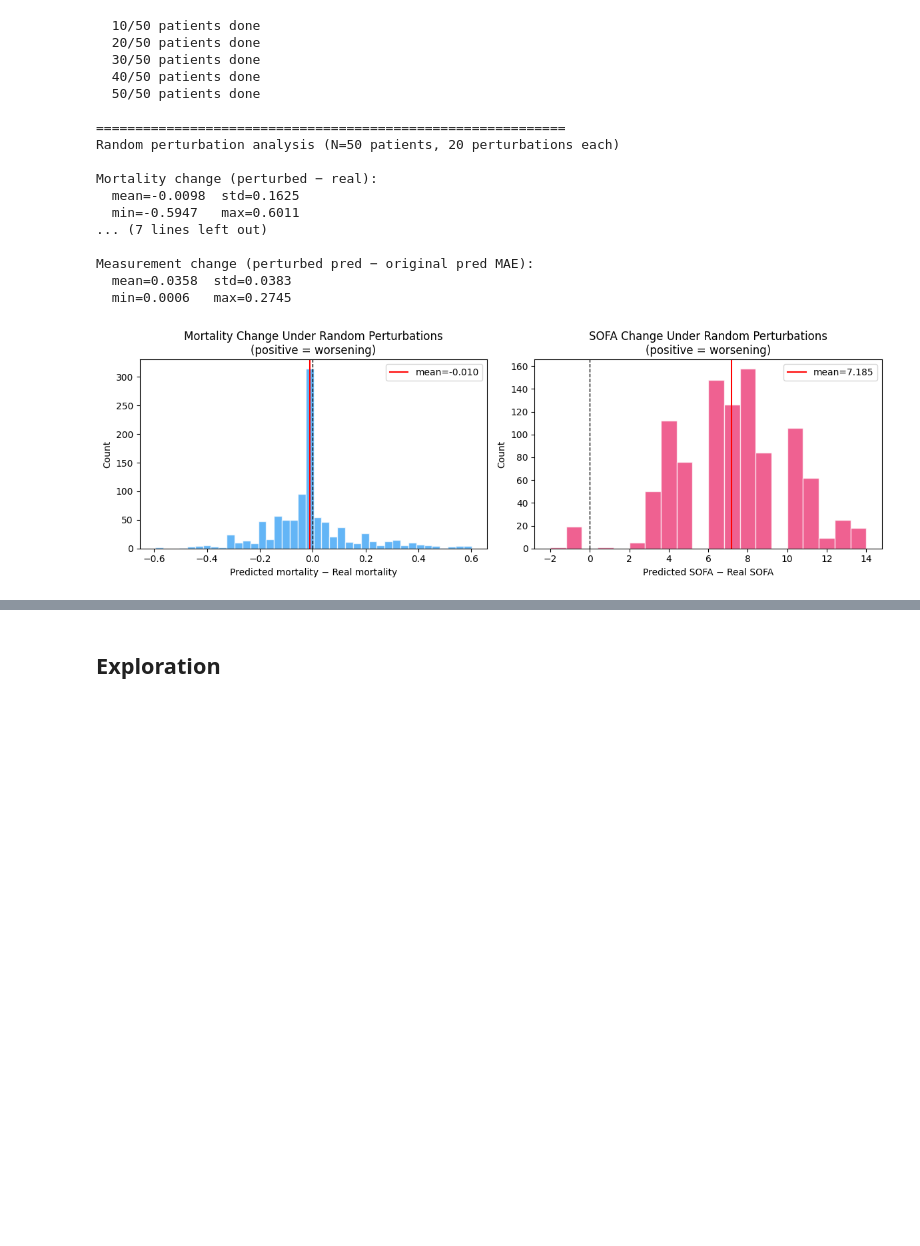
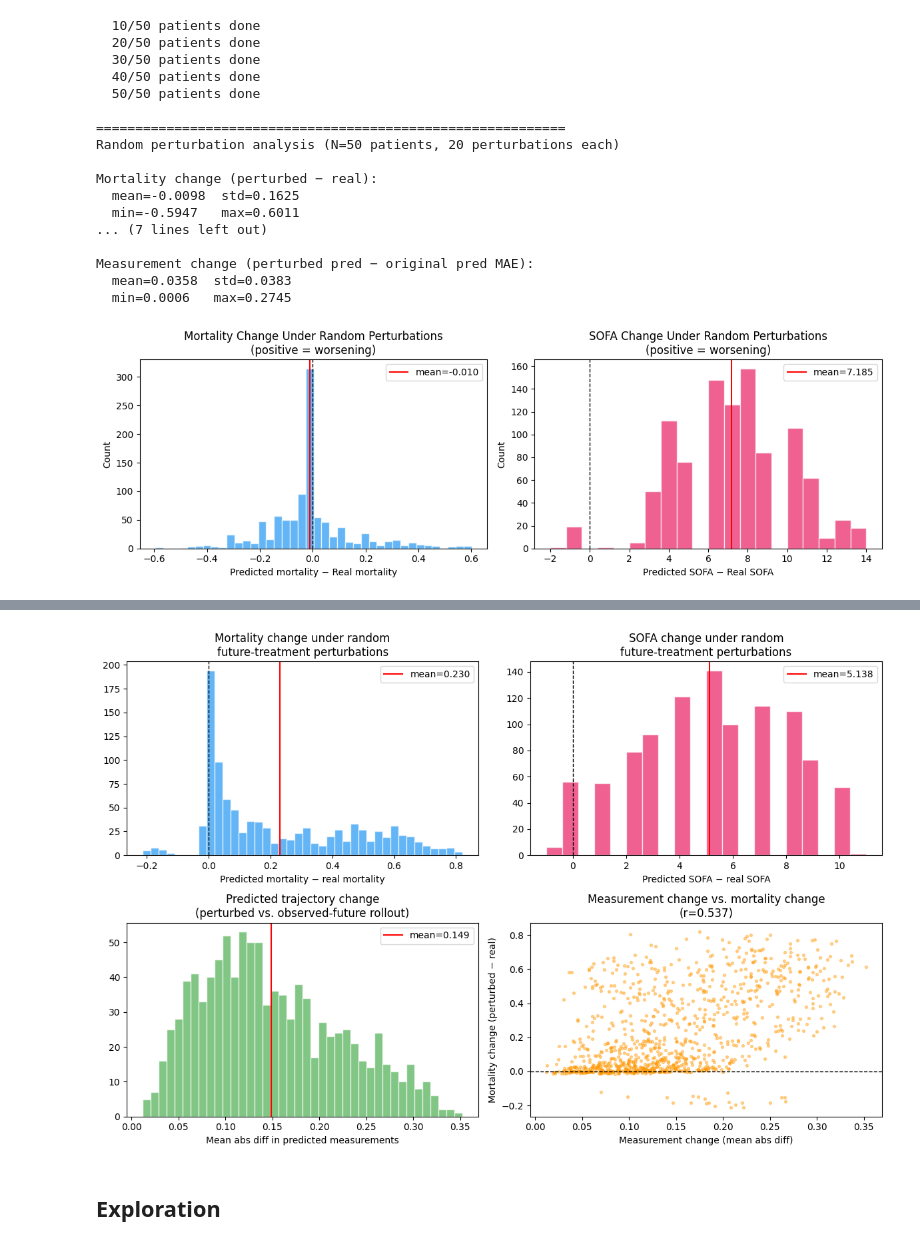
Before and after one commit to david-ege/Exploring-World-Models-for-Virtual-Patient-Simulation-in-Critical-Care, a Jupyter notebook: common_stage_exploration.ipynb, the cells around one changed output, grey strips where cells are left out. Cells and saved outputs as stored; diff of their text form; code cells hidden in the pictures; blank space fills up the shorter version.

```diff
--- a/common_stage_exploration.ipynb
+++ b/common_stage_exploration.ipynb
@@ -682,0 +1337,86 @@ Measurement change (perturbed pred − original pred MAE):
+# %%
+import numpy as np
+import matplotlib.pyplot as plt
+from scipy.stats import pearsonr
+
+# ── Flatten across all patients and perturbations ────────────────────────────
+all_mort_diffs = np.concatenate([r['mort_diffs'] for r in results])
+all_sofa_diffs = np.concatenate([r['sofa_diffs'] for r in results])
+all_meas_diffs = np.concatenate([r['meas_diffs'] for r in results])
+
+print(f"\n{'='*60}")
+print(f"Random perturbation analysis (N={len(results)} patients, "
+      f"{len(results[0]['mort_diffs'])} perturbations each, {len(all_mort_diffs)} total)")
+
+print(f"\nMeasurement change (perturbed vs. observed-future rollout, mean abs diff):")
+print(f"  mean={all_meas_diffs.mean():.4f}  std={all_meas_diffs.std():.4f}")
+print(f"  min={all_meas_diffs.min():.4f}   max={all_meas_diffs.max():.4f}")
+
+print(f"\nMortality change (perturbed − real):")
+print(f"  mean={all_mort_diffs.mean():+.4f}  std={all_mort_diffs.std():.4f}")
+print(f"  min={all_mort_diffs.min():+.4f}   max={all_mort_diffs.max():+.4f}")
+print(f"  Perturbations causing worsening: "
+      f"{(all_mort_diffs > 0).sum()}/{len(all_mort_diffs)} "
+      f"({(all_mort_diffs > 0).mean()*100:.1f}%)")
+
+print(f"\nSOFA change (perturbed − real):")
+print(f"  mean={all_sofa_diffs.mean():+.4f}  std={all_sofa_diffs.std():.4f}")
+print(f"  min={all_sofa_diffs.min():+.4f}   max={all_sofa_diffs.max():+.4f}")
+print(f"  Perturbations causing worsening: "
+      f"{(all_sofa_diffs > 0).sum()}/{len(all_sofa_diffs)} "
+      f"({(all_sofa_diffs > 0).mean()*100:.1f}%)")
+print(f"{'='*60}")
+
+# ── Does measurement movement actually translate into mortality movement? ───
+# The key diagnostic this whole exercise is for: if meas_diffs are substantial
+# but mortality/SOFA diffs stay flat or uncorrelated with them, the predictor
+# is responding to treatment fine — the remaining bottleneck is the classifier
+# not translating a genuinely different trajectory into a different risk score.
+r_mort, p_mort = pearsonr(all_meas_diffs, np.abs(all_mort_diffs))
+r_sofa, p_sofa = pearsonr(all_meas_diffs, np.abs(all_sofa_diffs))
+print(f"\nCorrelation: measurement change vs |mortality change|: r={r_mort:.3f} (p={p_mort:.4f})")
+print(f"Correlation: measurement change vs |SOFA change|:      r={r_sofa:.3f} (p={p_sofa:.4f})")
+
+# ── Per-patient table ─────────────────────────────────────────────────────────
+print(f"\n{'Patient':>8} {'real_mort':>10} {'mean|Δmort|':>12} {'max|Δmort|':>11} "
+      f"{'real_sofa':>10} {'mean|Δsofa|':>12} {'mean_meas_diff':>15}")
+for i, r in enumerate(results):
+    print(f"{i:>8} {r['mortality_real']:>10.4f} {np.abs(r['mort_diffs']).mean():>12.4f} "
+          f"{np.abs(r['mort_diffs']).max():>11.4f} {r['sofa_real']:>10.1f} "
+          f"{np.abs(r['sofa_diffs']).mean():>12.4f} {r['meas_diffs'].mean():>15.4f}")
+
+# ── Plots ──────────────────────────────────────────────────────────────────────
+fig, axes = plt.subplots(2, 2, figsize=(12, 8))
+
+axes[0, 0].hist(all_mort_diffs, bins=40, color='#2196F3', alpha=0.7, edgecolor='white')
+axes[0, 0].axvline(0, color='black', linestyle='--', linewidth=1)
+axes[0, 0].axvline(all_mort_diffs.mean(), color='red', linestyle='-',
+                    linewidth=1.5, label=f'mean={all_mort_diffs.mean():.3f}')
+axes[0, 0].set_title('Mortality change under random\nfuture-treatment perturbations')
+axes[0, 0].set_xlabel('Predicted mortality − real mortality')
+axes[0, 0].legend()
+
+axes[0, 1].hist(all_sofa_diffs, bins=20, color='#E91E63', alpha=0.7, edgecolor='white')
+axes[0, 1].axvline(0, color='black', linestyle='--', linewidth=1)
+axes[0, 1].axvline(all_sofa_diffs.mean(), color='red', linestyle='-',
+                    linewidth=1.5, label=f'mean={all_sofa_diffs.mean():.3f}')
+axes[0, 1].set_title('SOFA change under random\nfuture-treatment perturbations')
+axes[0, 1].set_xlabel('Predicted SOFA − real SOFA')
+axes[0, 1].legend()
+
+axes[1, 0].hist(all_meas_diffs, bins=40, color='#4CAF50', alpha=0.7, edgecolor='white')
+axes[1, 0].axvline(all_meas_diffs.mean(), color='red', linestyle='-',
+                    linewidth=1.5, label=f'mean={all_meas_diffs.mean():.3f}')
+axes[1, 0].set_title('Predicted trajectory change\n(perturbed vs. observed-future rollout)')
+axes[1, 0].set_xlabel('Mean abs diff in predicted measurements')
+axes[1, 0].legend()
+
+axes[1, 1].scatter(all_meas_diffs, all_mort_diffs, s=8, alpha=0.4, color='#FF9800')
+axes[1, 1].axhline(0, color='black', linestyle='--', linewidth=1)
+axes[1, 1].set_title(f'Measurement change vs. mortality change\n(r={r_mort:.3f})')
+axes[1, 1].set_xlabel('Measurement change (mean abs diff)')
+axes[1, 1].set_ylabel('Mortality change (perturbed − real)')
+
+plt.tight_layout()
+plt.show()
+# %% [output]
@@ -683,3 +1440,4 @@ Measurement change (perturbed pred − original pred MAE):
+[figure, added]
 # %% [markdown]
 ## Exploration
 # %%
```
Also changed, not shown: parts of 8 cells of this notebook, 8 other files.
